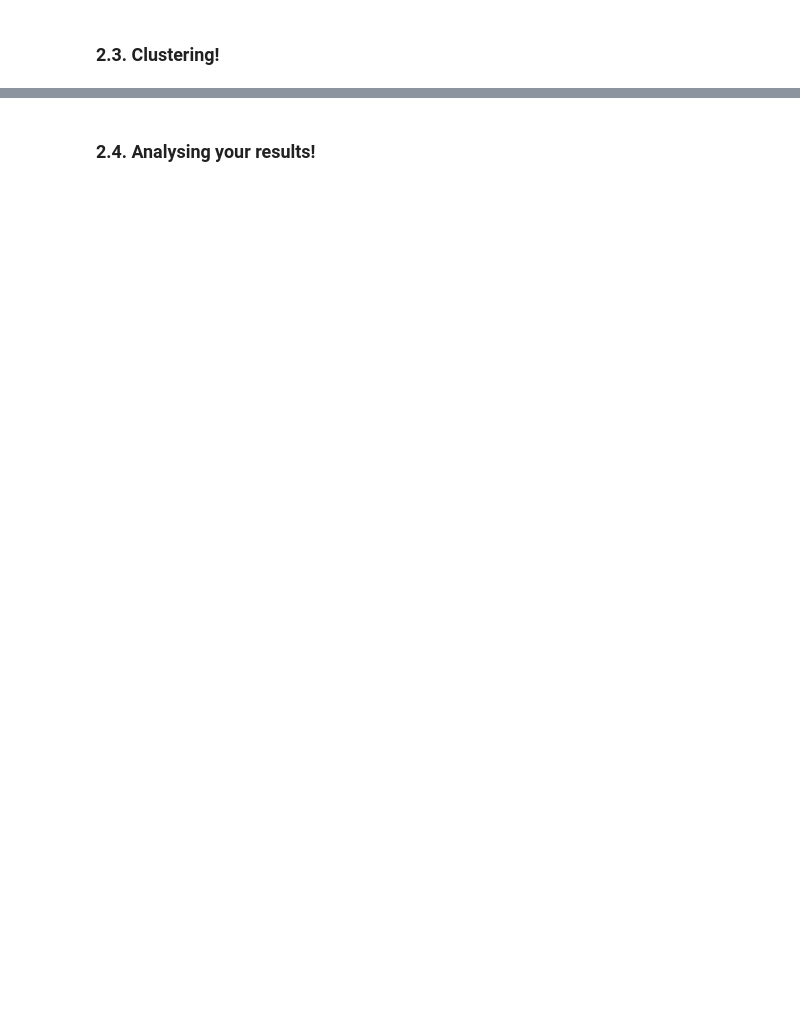
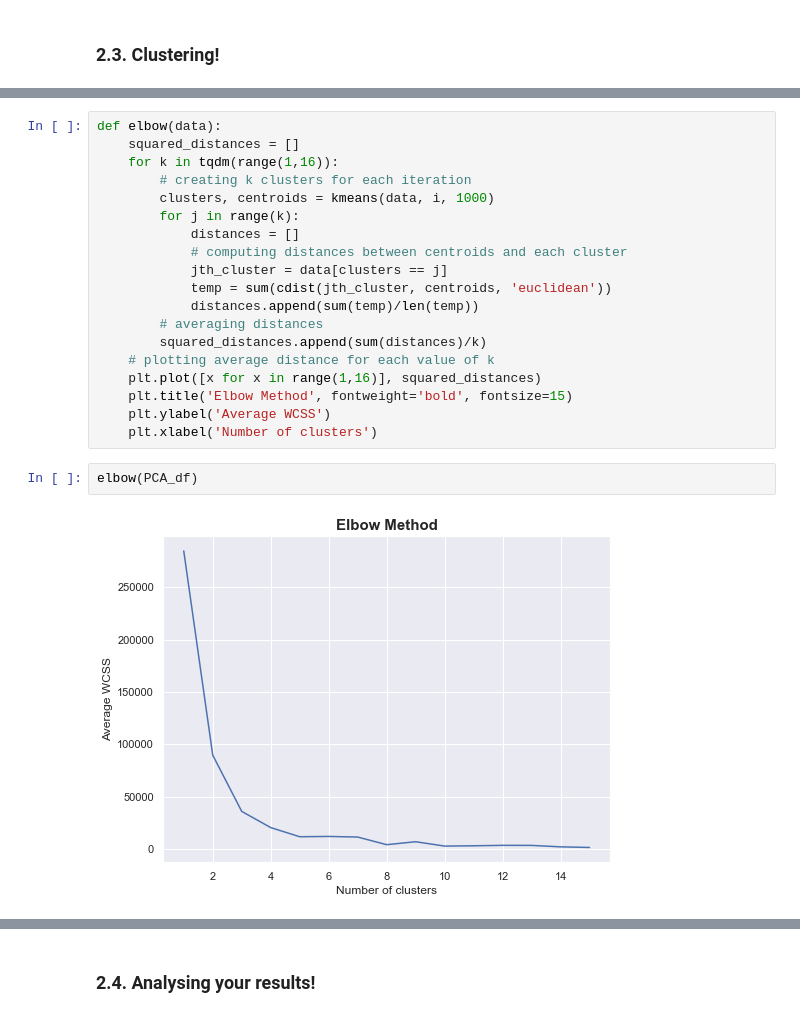
Before and after one commit to alessandro12036/adm_hw4, a Jupyter notebook: ex2.ipynb, the cells around one changed output, grey strips where cells are left out. Drawn from its saved outputs; the diff is of its cells as text; blank space fills up the shorter version.

```diff
--- a/ex2.ipynb
+++ b/ex2.ipynb
@@ -250,0 +274,23 @@ pd.concat((merged[to_drop],PCA_df), axis=1)
+# %%
+def elbow(data):
+    squared_distances = []
+    for k in tqdm(range(1,16)):
+        # creating k clusters for each iteration
+        clusters, centroids = kmeans(data, i, 1000)
+        for j in range(k):
+            distances = []
+            # computing distances between centroids and each cluster
+            jth_cluster = data[clusters == j]
+            temp = sum(cdist(jth_cluster, centroids, 'euclidean'))
+            distances.append(sum(temp)/len(temp))
+        # averaging distances
+        squared_distances.append(sum(distances)/k)
+    # plotting average distance for each value of k
+    plt.plot([x for x in range(1,16)], squared_distances)
+    plt.title('Elbow Method', fontweight='bold', fontsize=15)
+    plt.ylabel('Average WCSS')
+    plt.xlabel('Number of clusters')
+# %%
+elbow(PCA_df)
+# %% [output]
+[figure, added]
```
Also changed, not shown: parts of 19 cells of this notebook.
